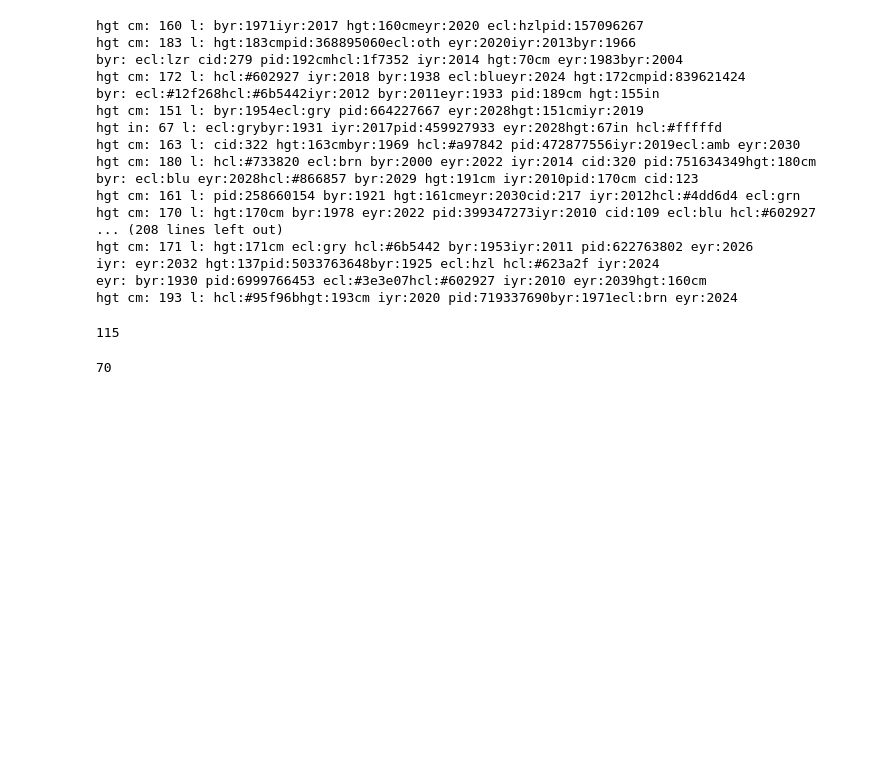
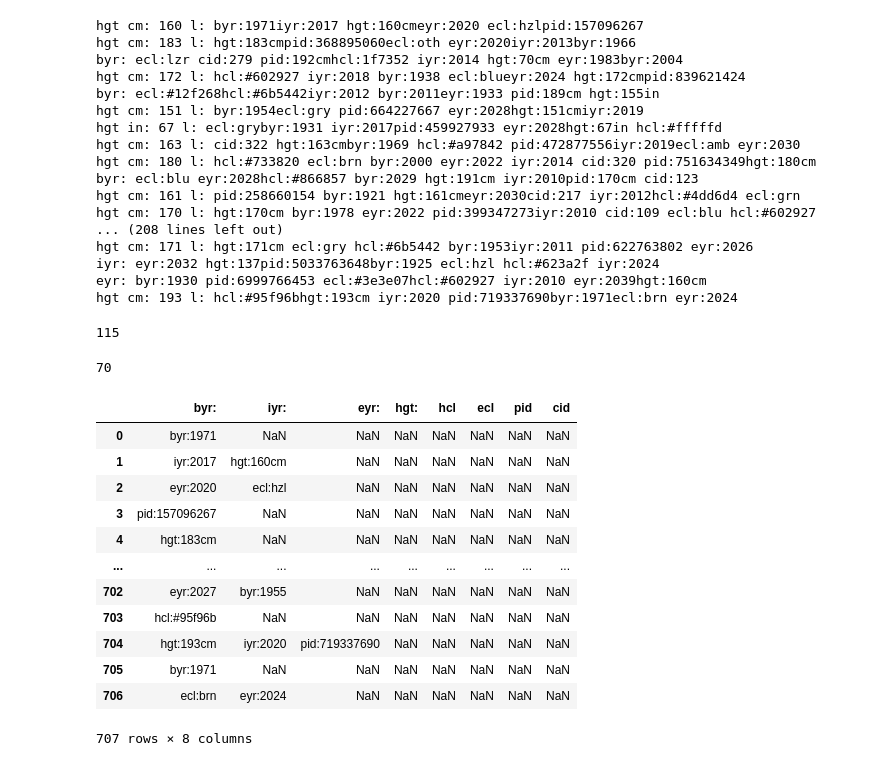
Before and after one commit to Darrenhal/AdventOfCode, a Jupyter notebook: AoC Day 4.ipynb, the cells around one changed output. Cells and saved outputs as stored; diff of their text form; code cells hidden in the pictures; blank space fills up the shorter version.

```diff
--- a/AoC Day 4.ipynb
+++ b/AoC Day 4.ipynb
@@ -31,3 +33,33 @@ for line in clean_data:
 valid_passports
 # %% [output]
 182
+# %%
+### Puzzle #2 ###
+
+import re
+
+fields = ["byr:", "iyr:", "eyr:", "hgt:", "hcl:", "ecl:", "pid:"]
+eye_colors = ["amb", "blu", "brn", "gry", "grn", "hzl", "oth"]
+hair_colors = re.compile(r"[#(0-9a-f){6}]")
+height_cm = re.compile(r"(hgt:)([0-9]{1,3})(cm)")
+height_in = re.compile(r"(hgt:)([0-9]{1,3})(in)")
+
+passports = []
+
+for i in range(len(clean_data)):
+    passports.append(clean_data[i].split(" "))
+
+passports
+
+for passport in passports:
+    if not(all(field in fields for field in passport)):
+        print("True")
+    else:
+        print("False")
+
+# for passport in passports:
+#     if(not(fields in passport)):
+#         print("Test")
+#         continue
+#     for field in passport:
+#         print(field)
@@ -133,3 +183,31 @@ if r:
     print(r.group(2))
 # %% [output]
 70
+# %%
+import re
+import pandas as pd
+
+data = pd.read_csv('puzzle_inputs/puzzle_input_4.txt', sep="\s+", header = None, names=["byr", "iyr", "eyr", "hgt", "hcl", "ecl", "pid", "cid"])
+data
+
+# fields = ["byr", "iyr", "eyr", "hgt", "hcl", "ecl", "pid"]
+# eye_colors = ["amb", "blu", "brn", "gry", "grn", "hzl", "oth"]
+# hair_colors = re.compile(r"[#(0-9a-f){6}]")
+# height_cm = re.compile(r"(hgt:)([0-9]{1,3})(cm)")
+# height_in = re.compile(r"(hgt:)([0-9]{1,3})(in)")
+
+# valid_passports = 0
+# %% [output]
+|  | byr: | iyr: | eyr: | hgt: | hcl | ecl | pid | cid |
+| 0 | byr:1971 | NaN | NaN | NaN | NaN | NaN | NaN | NaN |
+| 1 | iyr:2017 | hgt:160cm | NaN | NaN | NaN | NaN | NaN | NaN |
+| 2 | eyr:2020 | ecl:hzl | NaN | NaN | NaN | NaN | NaN | NaN |
+| 3 | pid:157096267 | NaN | NaN | NaN | NaN | NaN | NaN | NaN |
+| 4 | hgt:183cm | NaN | NaN | NaN | NaN | NaN | NaN | NaN |
+| ... | ... | ... | ... | ... | ... | ... | ... | ... |
+| 702 | eyr:2027 | byr:1955 | NaN | NaN | NaN | NaN | NaN | NaN |
+| 703 | hcl:#95f96b | NaN | NaN | NaN | NaN | NaN | NaN | NaN |
+| 704 | hgt:193cm | iyr:2020 | pid:719337690 | NaN | NaN | NaN | NaN | NaN |
+| 705 | byr:1971 | NaN | NaN | NaN | NaN | NaN | NaN | NaN |
+| 706 | ecl:brn | eyr:2024 | NaN | NaN | NaN | NaN | NaN | NaN |
+707 rows × 8 columns
```
Also changed, not shown: parts of 3 cells of this notebook, 5 other files.
